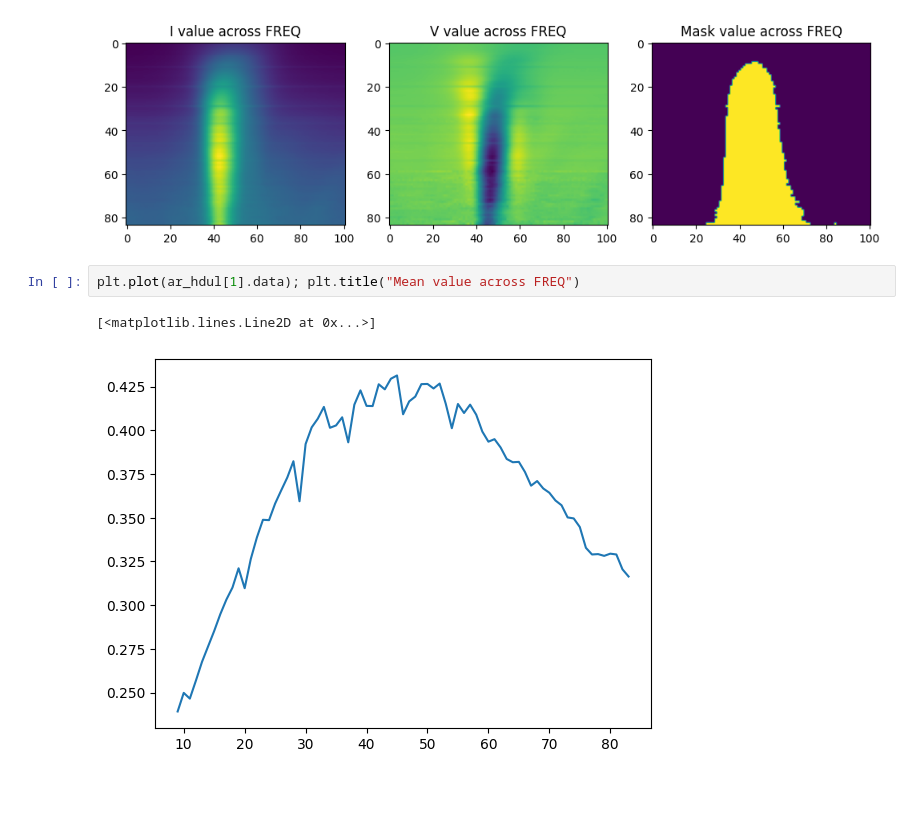
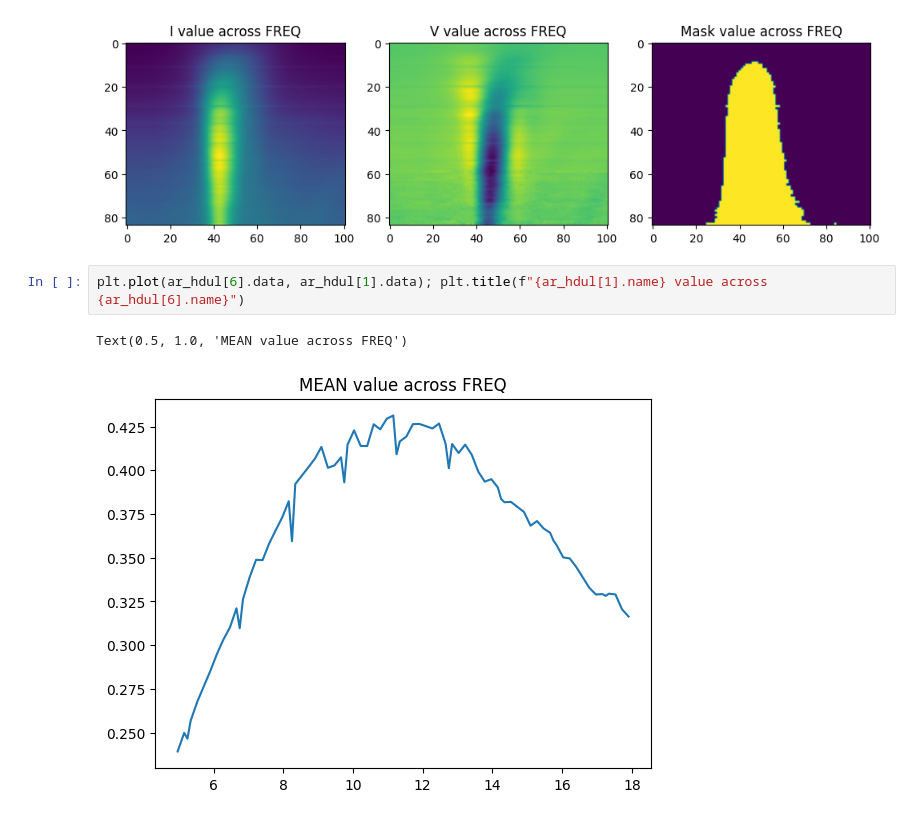
Before and after one commit to SpbfSAO/RATANSunPy, a Jupyter notebook: notebooks/AR Extractor.ipynb, the cells around one changed output. Cells and saved outputs as stored; diff of their text form; blank space fills up the shorter version.

```diff
--- a/notebooks/AR Extractor.ipynb
+++ b/notebooks/AR Extractor.ipynb
@@ -75,7 +75,7 @@ plt.subplot(133); plt.imshow(ar_hdul[0].data[2]); plt.title("Mask value across F
 Text(0.5, 1.0, 'Mask value across FREQ')
 [figure]
 # %%
-plt.plot(ar_hdul[1].data); plt.title("Mean value across FREQ")
+plt.plot(ar_hdul[6].data, ar_hdul[1].data); plt.title(f"{ar_hdul[1].name} value across {ar_hdul[6].name}")
 # %% [output]
-[<matplotlib.lines.Line2D at 0x...>]
+Text(0.5, 1.0, 'MEAN value across FREQ')
-[figure, old version]
+[figure, new version]
```
Also changed, not shown: parts of 3 cells of this notebook.
